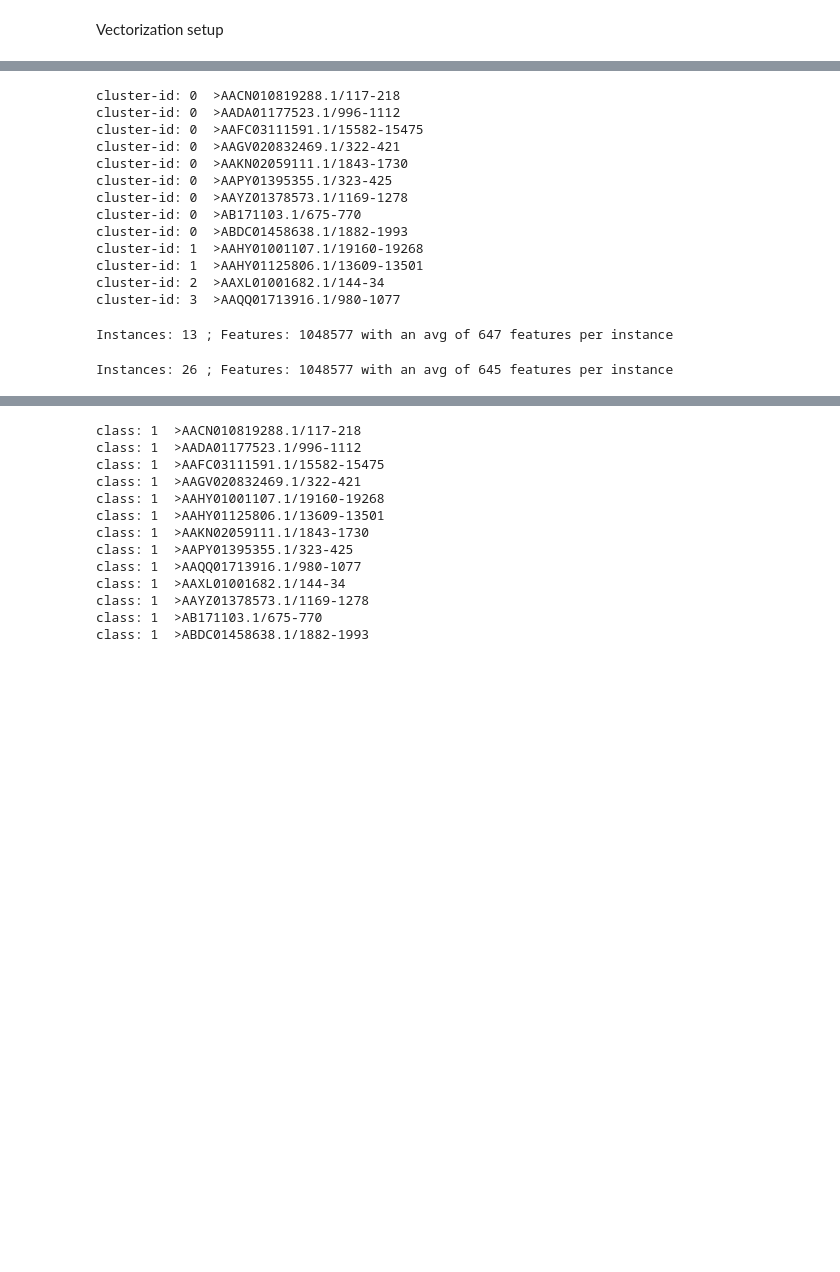
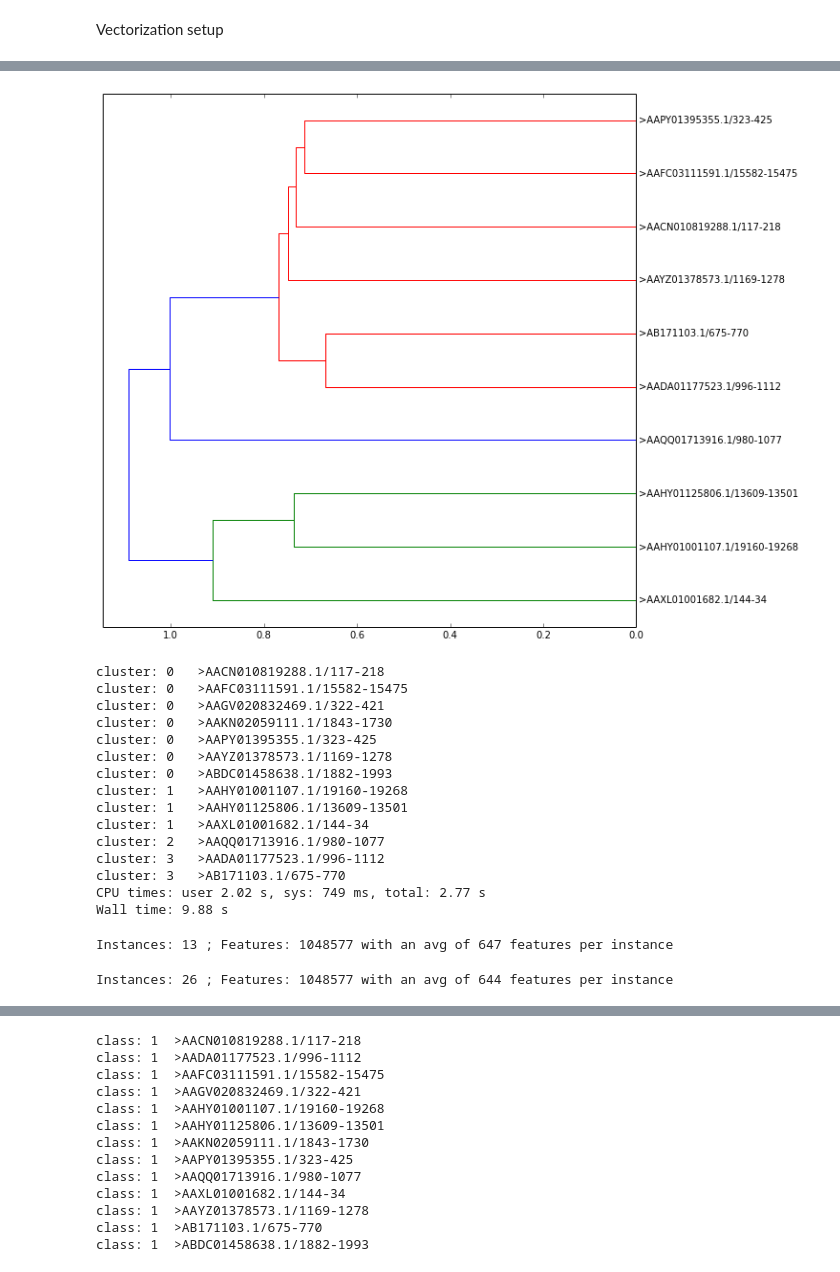
Before and after one commit to fabriziocosta/EDeN, a Jupyter notebook: examples/RNA_example.ipynb, the cells around one changed output, grey strips where cells are left out. Drawn from its saved outputs; the diff is of its cells as text; code cells hidden in the pictures; blank space fills up the shorter version.

```diff
--- a/examples/RNA_example.ipynb
+++ b/examples/RNA_example.ipynb
@@ -114,4 +116,16 @@ embed2D( graphs, vectorizer, labels=headers )
+# %%
+N = 10
+graphs = itertools.islice( rnafold_to_graph(rfam_url(rfam_id)), N )
+
+iterable = fasta_to_fasta(rfam_url(rfam_id))
+headers = [line for line in itertools.islice(iterable,0,N*2,2)]
+
+from eden.util.display import dendrogram
+dendrogram( graphs, vectorizer, labels=headers )
+# %% [output]
+[figure, added]
 # %%
+%%time
 from sklearn.cluster import KMeans
 
 graphs = rnafold_to_graph(rfam_url(rfam_id))
@@ -123,21 +137,23 @@ iterable = fasta_to_fasta(rfam_url(rfam_id))
 headers = [line for line in itertools.islice(iterable, 0, None, 2)]
 
 for prediction,header in sorted(zip(predictions, headers)):
-    print "cluster-id: %d  %s " % (prediction, header)
+    print "cluster: %d   %s " % (prediction, header)
 # %% [output]
-cluster-id: 0  >AACN010819288.1/117-218
-cluster-id: 0  >AADA01177523.1/996-1112
-cluster-id: 0  >AAFC03111591.1/15582-15475
-cluster-id: 0  >AAGV020832469.1/322-421
-cluster-id: 0  >AAKN02059111.1/1843-1730
-cluster-id: 0  >AAPY01395355.1/323-425
-cluster-id: 0  >AAYZ01378573.1/1169-1278
-cluster-id: 0  >AB171103.1/675-770
-cluster-id: 0  >ABDC01458638.1/1882-1993
-cluster-id: 1  >AAHY01001107.1/19160-19268
-cluster-id: 1  >AAHY01125806.1/13609-13501
-cluster-id: 2  >AAXL01001682.1/144-34
-cluster-id: 3  >AAQQ01713916.1/980-1077
+cluster: 0   >AACN010819288.1/117-218
+cluster: 0   >AAFC03111591.1/15582-15475
+cluster: 0   >AAGV020832469.1/322-421
+cluster: 0   >AAKN02059111.1/1843-1730
+cluster: 0   >AAPY01395355.1/323-425
+cluster: 0   >AAYZ01378573.1/1169-1278
+cluster: 0   >ABDC01458638.1/1882-1993
+cluster: 1   >AAHY01001107.1/19160-19268
+cluster: 1   >AAHY01125806.1/13609-13501
+cluster: 1   >AAXL01001682.1/144-34
+cluster: 2   >AAQQ01713916.1/980-1077
+cluster: 3   >AADA01177523.1/996-1112
+cluster: 3   >AB171103.1/675-770
+CPU times: user 2.02 s, sys: 749 ms, total: 2.77 s
+Wall time: 9.88 s
 # %%
 def describe(X):
     print 'Instances: %d ; Features: %d with an avg of %d features per instance' % (X.shape[0], X.shape[1],  X.getnnz()/X.shape[0])
@@ -162,7 +178,7 @@ def shuffle_fasta( input , times=1, order=1):
 # %%
 iterable = shuffle_fasta( rfam_url(rfam_id), times=2, order=2)
 graphs = rnafold_to_graph( iterable )
-X2 = vectorizer.transform( graphs, n_jobs=1 )
-describe(X2)
+Xn = vectorizer.transform( graphs, n_jobs=1 )
+describe(Xn)
 # %% [output]
-Instances: 26 ; Features: 1048577 with an avg of 645 features per instance
+Instances: 26 ; Features: 1048577 with an avg of 644 features per instance
```
Also changed, not shown: parts of 8 cells of this notebook, 4 other files.
